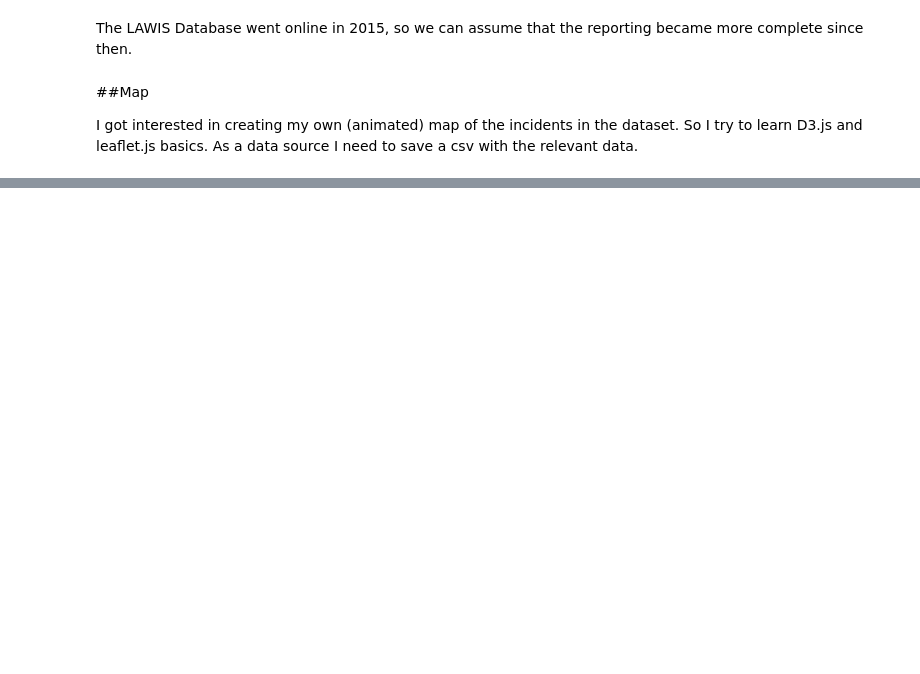
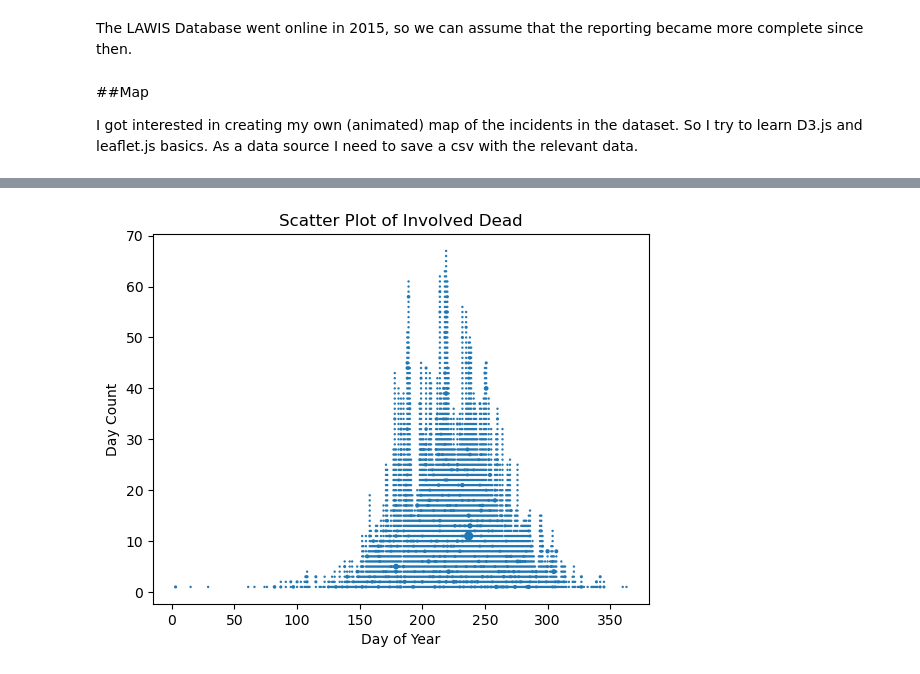
Before and after one commit to PTschaikner/LAWIS_DataAnalysis, a Jupyter notebook: LAWIS_DataAnalysis.ipynb, the cells around one changed output, grey strips where cells are left out. Drawn from its saved outputs; the diff is of its cells as text; code cells hidden in the pictures; blank space fills up the shorter version.

```diff
--- a/LAWIS_DataAnalysis.ipynb
+++ b/LAWIS_DataAnalysis.ipynb
@@ -178,0 +222,27 @@ runningSum.plot.area(stacked=True)
+# %%
+
+# fill NaN values in 'involved_dead' column with 0
+df['involved_dead'] = df['involved_dead'].fillna(0)
+
+# add a new column for day of year
+df['day_of_year'] = df['date'].dt.dayofyear
+
+# adjust day_of_year for leap years
+df['day_of_year'] -= (df['day_of_year'] >= 60) & df['date'].dt.is_leap_year
+df['day_of_year'] = (df['day_of_year'] + 184) % 366
+
+# add a new column for day count
+df['daycount'] = df.groupby('day_of_year').cumcount() + 1
+
+# create the scatter plot
+plt.scatter(df['day_of_year'], df['daycount'], s=df['involved_dead']+0.1*5)
+
+# add axis labels and title
+plt.xlabel('Day of Year')
+plt.ylabel('Day Count')
+plt.title('Scatter Plot of Involved Dead')
+
+# display the plot
+plt.show()
+# %% [output]
+[figure, added]
```
Also changed, not shown: parts of 3 cells of this notebook.
